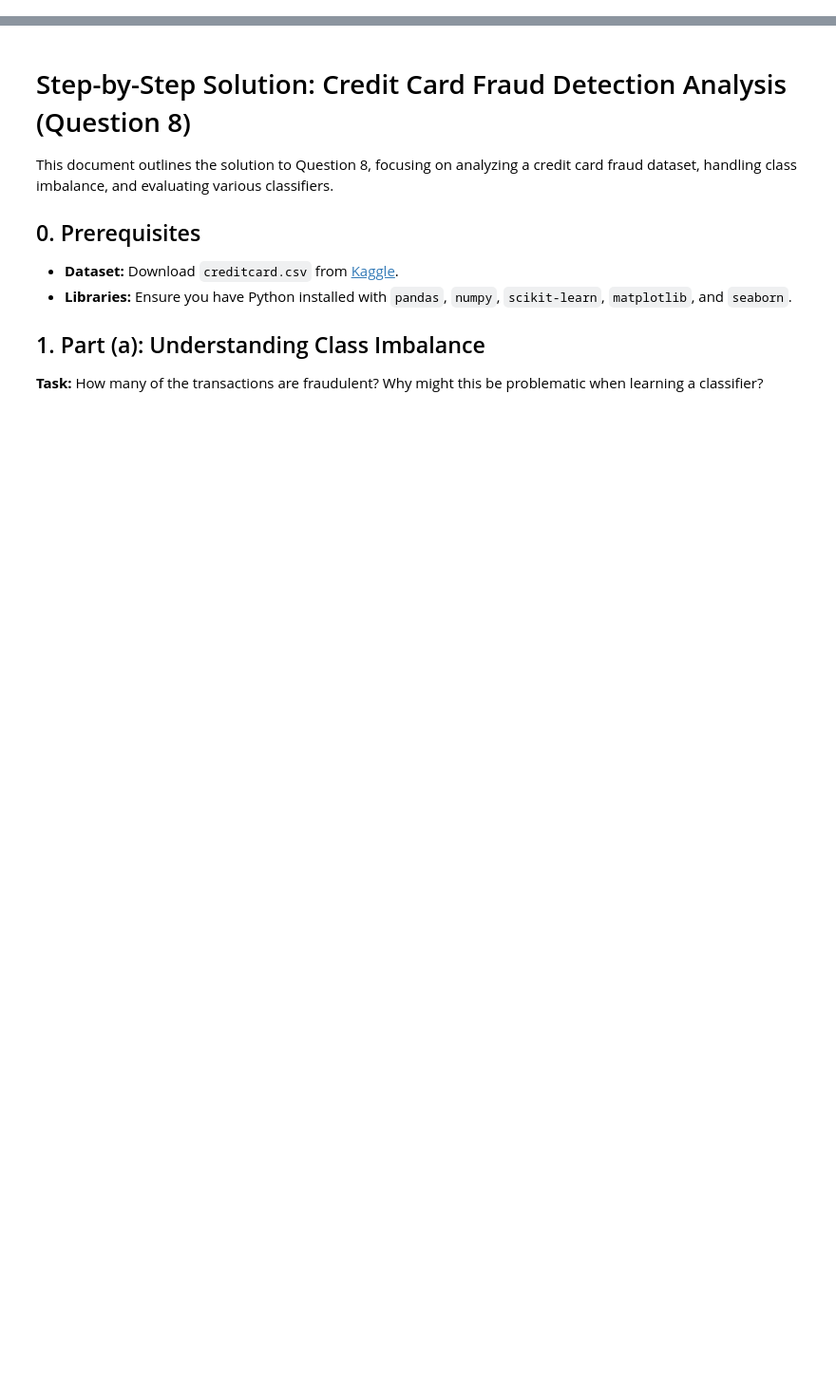
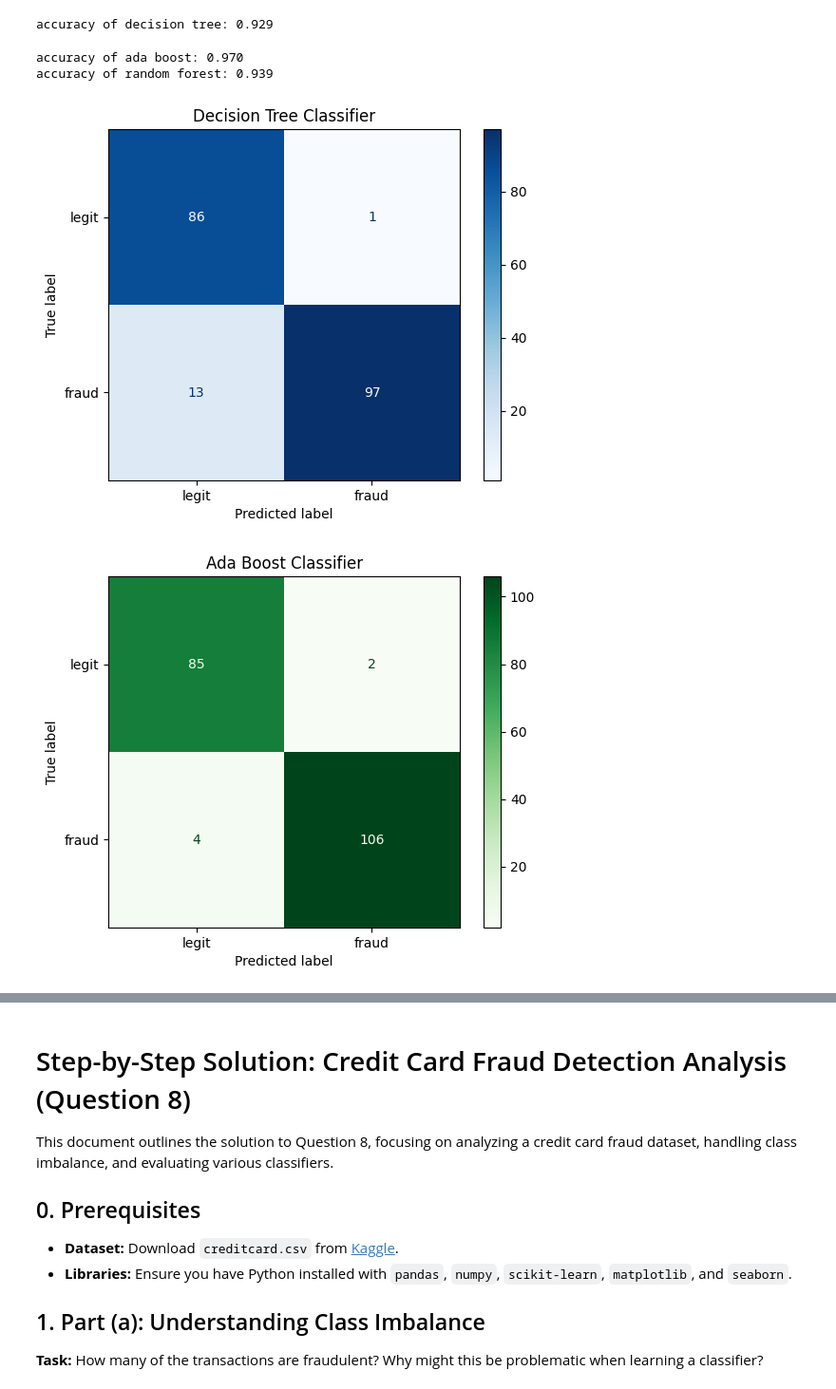
Before and after one commit to 0tv0renakniga/ds_masters, a Jupyter notebook: dsc_255/module_9/hw9.ipynb, the cells around one changed output, grey strips where cells are left out. Shown at 95% size. Cells and saved outputs as stored; diff of their text form; code cells hidden in the pictures; blank space fills up the shorter version.

```diff
--- a/dsc_255/module_9/hw9.ipynb
+++ b/dsc_255/module_9/hw9.ipynb
@@ -228,0 +117,5 @@ Plot for Stump 3 displayed. Stump Weight (alpha): 0.5309, Stump Weighted Error:
+# %%
+import pandas as pd
+
+cc = pd.read_csv('creditcard.csv')
+print(cc.head)
@@ -228,0 +142,13 @@ Plot for Stump 3 displayed. Stump Weight (alpha): 0.5309, Stump Weighted Error:
+# %%
+from sklearn.model_selection import train_test_split
+
+## split data by class, balance to 50/50, and combine into one dataframe
+fraud = cc[cc['Class']==1.0]
+legit = cc[cc['Class']==0.0].sample(n=len(fraud),random_state=42)
+cc_bal = pd.concat([fraud,legit]).sample(frac=1, random_state=42)
+
+## split balanced dataframe to x,y , convert to numpy arrays and then training and test data sets
+x = cc_bal.drop(columns=['Class'],inplace=False).to_numpy()
+y = cc_bal['Class'].astype(int).to_numpy()
+
+x_train, x_test, y_train, y_test = train_test_split(x,y,test_size=0.2, random_state=42)
@@ -228,0 +160,57 @@ Plot for Stump 3 displayed. Stump Weight (alpha): 0.5309, Stump Weighted Error:
+# %%
+from sklearn.tree import DecisionTreeClassifier
+from sklearn.ensemble import AdaBoostClassifier, RandomForestClassifier
+from sklearn.model_selection import cross_val_predict, StratifiedKFold
+from sklearn.metrics import confusion_matrix, ConfusionMatrixDisplay
+
+def fit_dt(x_train, x_test, y_train, y_test ):
+    dt = DecisionTreeClassifier(criterion='gini', max_depth=5, class_weight='balanced', min_samples_leaf=20, random_state=42)
+    dt.fit(x_train,y_train)
+    cv = StratifiedKFold(n_splits=5, shuffle=True, random_state=42)
+    y_pred = cross_val_predict(dt, x_test, y_test, cv=cv)
+    cm = confusion_matrix(y_test,y_pred,labels=[0,1])
+    cmd = ConfusionMatrixDisplay(confusion_matrix=cm, display_labels=["legit","fraud"])
+    cmd.plot(cmap="Blues")
+    cmd.ax_.set_title("Decision Tree Classifier")
+    plt.savefig("dt_classifier.png")
+    score = accuracy_score(y_test,y_pred)
+    print(f"accuracy of decision tree: {score:.3f}")
+
+def fit_ada(x_train, x_test, y_train, y_test):
+    stump = DecisionTreeClassifier(criterion='gini', max_depth=1, class_weight='balanced',random_state=42,min_samples_leaf=20)
+    ada = AdaBoostClassifier(estimator=stump, n_estimators=50, algorithm='SAMME')
+    ada.fit(x_train,y_train)
+    cv = StratifiedKFold(n_splits=5, shuffle=True, random_state=42)
+    y_pred = cross_val_predict(ada,x_test,y_test,cv=cv)
+    cm = confusion_matrix(y_test,y_pred,labels=[0,1])
+    cmd = ConfusionMatrixDisplay(confusion_matrix=cm, display_labels=["legit","fraud"])
+    cmd.plot(cmap="Greens")
+    cmd.ax_.set_title("Ada Boost Classifier")
+    plt.savefig("boost_classifier.png")
+    score = accuracy_score(y_test,y_pred)
+    print(f"accuracy of ada boost: {score:.3f}")
+
+
+def fit_rf(x_train, x_test, y_train, y_test):
+    rf = RandomForestClassifier(n_estimators=100, criterion='gini',class_weight='balanced',random_state=42)
+    rf.fit(x_train,y_train)
+    cv = StratifiedKFold(n_splits=5,shuffle=True,random_state=42)
+    y_pred =cross_val_predict(rf,x_test,y_test,cv=cv)
+    cm = confusion_matrix(y_test,y_pred,labels=[0,1])
+    cmd = ConfusionMatrixDisplay(confusion_matrix=cm, display_labels=["legit","fraud"])
+    cmd.plot(cmap="Reds")
+    cmd.ax_.set_title("Random Forest Classifier")
+    plt.savefig("rf_classifier.png")
+    score = accuracy_score(y_test,y_pred)
+    print(f"accuracy of random forest: {score:.3f}")
+
+
+fit_dt(x_train, x_test, y_train, y_test)
+fit_ada(x_train, x_test, y_train, y_test)
+fit_rf(x_train, x_test, y_train, y_test)
+# %% [output]
+accuracy of decision tree: 0.929
+accuracy of ada boost: 0.970
+accuracy of random forest: 0.939
+[figure, added]
+[figure, added]
```
Also changed, not shown: parts of 17 cells of this notebook, 8 other files.
